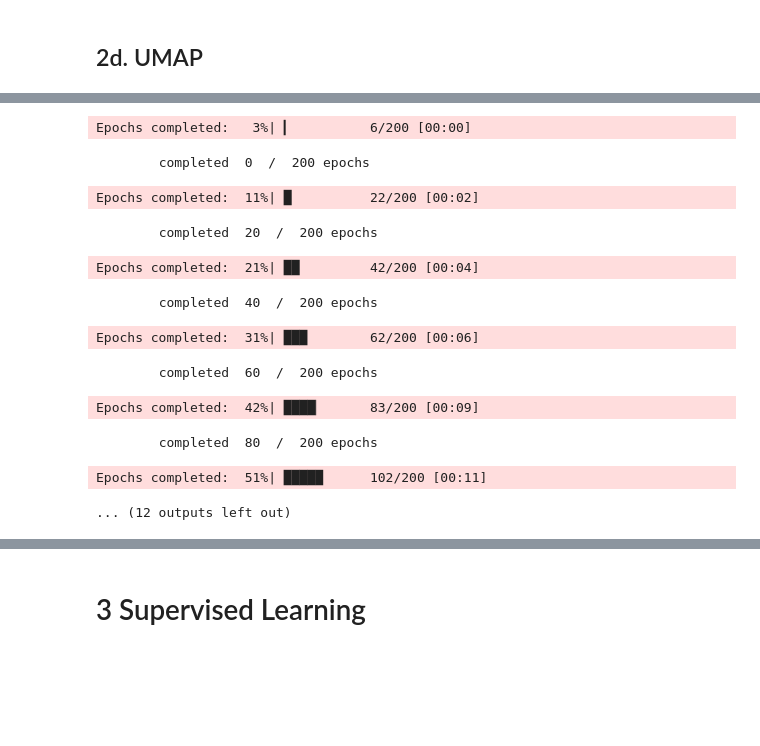
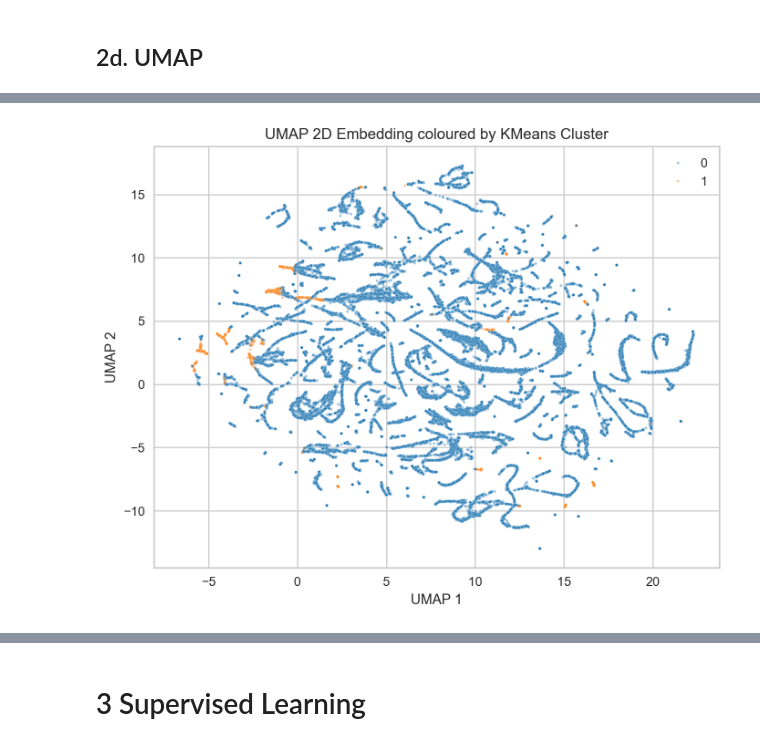
Before and after one commit to PhilippMayorov/UG39_Group_Project, a Jupyter notebook: CAD_household_analysis.ipynb, the cells around one changed output, grey strips where cells are left out. Drawn from its saved outputs; the diff is of its cells as text; code cells hidden in the pictures; blank space fills up the shorter version.

```diff
--- a/CAD_household_analysis.ipynb
+++ b/CAD_household_analysis.ipynb
@@ -706,12 +764,12 @@ n_neighbors= 50  silhouette in 2D UMAP space: 0.0441
 # %%
 # 2d.ii — Final UMAP embedding (update n_neighbors after param search) + scatter
-reducer = umap.UMAP(n_neighbors=15,       # update after param search above
+reducer = umap.UMAP(n_neighbors=5,       # need to update after param search above
                     n_components=2,
                     metric='euclidean',
                     min_dist=0.1,
                     random_state=42,
-                    n_jobs=-1,
-                    verbose=True)
+                    n_jobs=1,
+                    verbose=False)
 UMAP_embedding = reducer.fit_transform(X_train_scaled_unsup)
 
 plt.figure(figsize=(8, 6))
@@ -735,12 +783 @@ Tue Apr  7 18:08:29 2026 Construct embedding
-Epochs completed:   3%| ▎          6/200 [00:00]
-        completed  0  /  200 epochs
-Epochs completed:  11%| █          22/200 [00:02]
-        completed  20  /  200 epochs
-Epochs completed:  21%| ██         42/200 [00:04]
-        completed  40  /  200 epochs
-Epochs completed:  31%| ███        62/200 [00:06]
-        completed  60  /  200 epochs
-Epochs completed:  42%| ████▏      83/200 [00:09]
-        completed  80  /  200 epochs
-Epochs completed:  51%| █████      102/200 [00:11]
-... (12 outputs left out)
+[figure, added]
```
Also changed, not shown: parts of 58 cells of this notebook.
